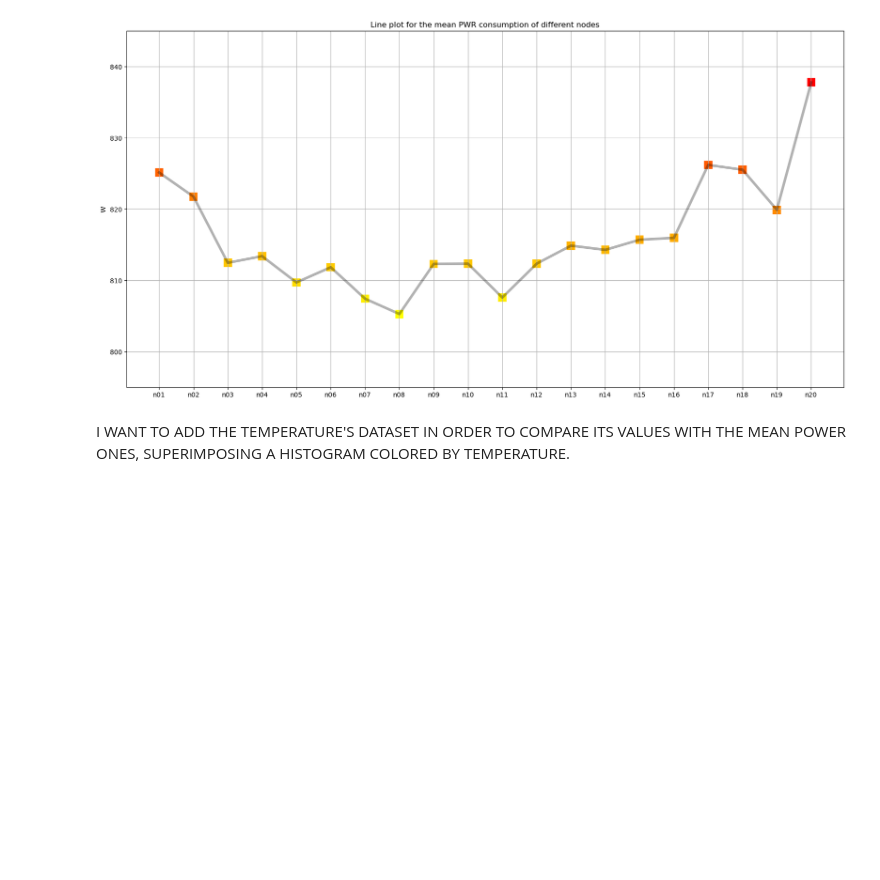
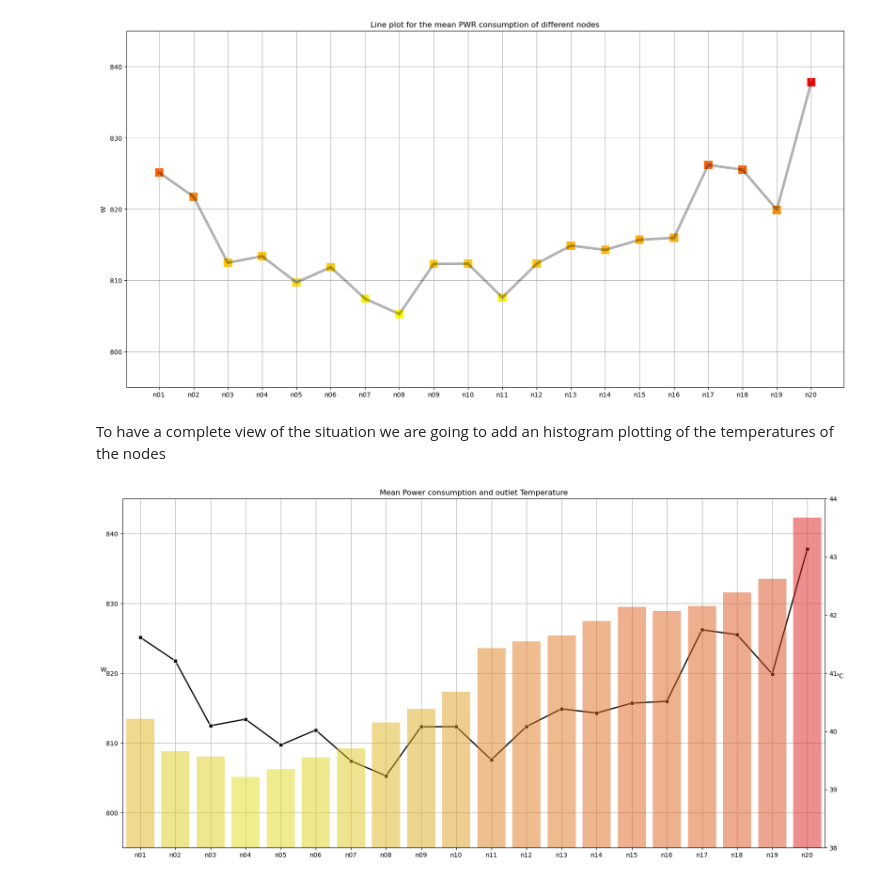
Before and after one commit to LSquarzoni/GreenTeam, a Jupyter notebook: PWR_Dataset_plotting.ipynb, the cells around one changed output. Cells and saved outputs as stored; diff of their text form; code cells hidden in the pictures; blank space fills up the shorter version.

Commit message:
PWR and TEMP plotted together

```diff
--- a/PWR_Dataset_plotting.ipynb
+++ b/PWR_Dataset_plotting.ipynb
@@ -214,5 +214,9 @@ plt.savefig('../PLOTS/PWR_nodes_mean_plot.png', dpi=300)
 plt.show()
 # %% [output]
 [figure]
-# %% [markdown]
-I WANT TO ADD THE TEMPERATURE'S DATASET IN ORDER TO COMPARE ITS VALUES WITH THE MEAN POWER ONES, SUPERIMPOSING A HISTOGRAM COLORED BY TEMPERATURE.
+# %% [markdown]
+To have a complete view of the situation we are going to add an histogram plotting of the temperatures of the nodes
+# %%
+# Dataset import from CSV file
+dataset_TEMP_in = pd.read_csv('../TemperatureDataset_inlet.csv', index_col=0, parse_dates=True)
+dataset_TEMP_out = pd.read_csv('../TemperatureDataset_outlet.csv', index_col=0, parse_dates=True)
@@ -218,0 +254,26 @@ I WANT TO ADD THE TEMPERATURE'S DATASET IN ORDER TO COMPARE ITS VALUES WITH THE
+# %%
+# Color map creation
+cmap = LinearSegmentedColormap.from_list("custom_cmap", ["yellow", "red"])
+normalize = plt.Normalize(dataset_TEMP_out_mean_nodes.min(), dataset_TEMP_out_mean_nodes.max())
+colors1 = [cmap(normalize(value)) for value in dataset_TEMP_out_mean_nodes]
+
+# Plotting everything together
+fig, ax1 = plt.subplots(figsize=(20,10))
+
+# Power
+sns.lineplot(x=dataset_P_mean_nodes.index, y=dataset_P_mean_nodes.values, ax=ax1, c='black', linewidth=2, marker='s')
+plt.grid(True)
+ax1.set_ylabel('W', rotation=0)
+plt.title("Mean Power consumption and outlet Temperature")
+ax1.set_ylim(795, 845)
+
+# Temperature
+ax2 = ax1.twinx()
+sns.barplot(x=dataset_TEMP_out_mean_nodes.index, y=dataset_TEMP_out_mean_nodes.values, ax=ax2, palette=colors1, alpha=0.5)
+ax2.set_ylabel('°C', rotation=0)
+ax2.set_ylim(38, 44)
+
+plt.savefig('../PLOTS/PWR_TEMPout_nodes_mean_plot.png', dpi=300)
+plt.show()
+# %% [output]
+[figure, added]
```
Also changed, not shown: parts of 4 cells of this notebook, 1 other file.
